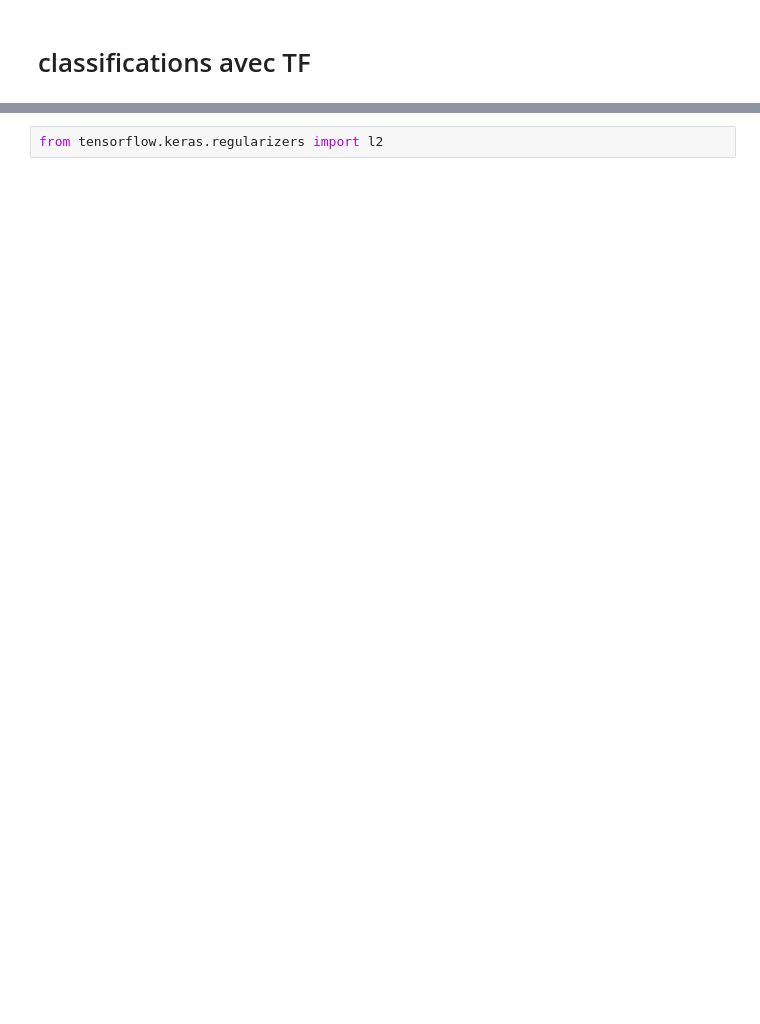
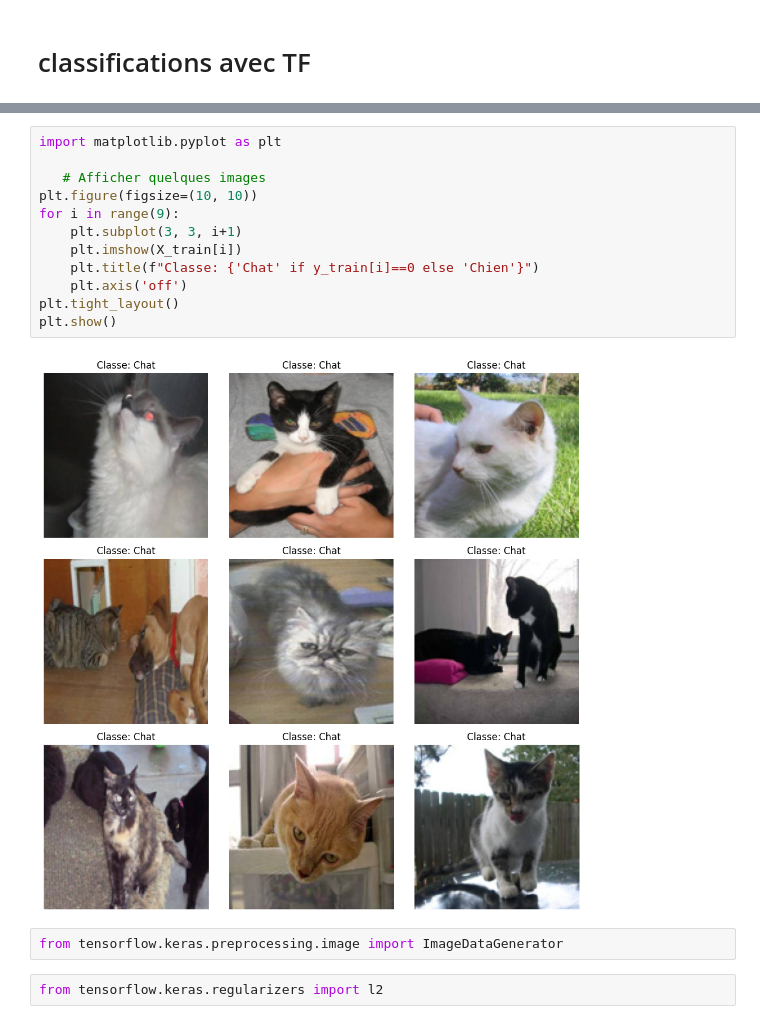
Before and after one commit to Yassin97440/cat-vs-dog, a Jupyter notebook: cat_vs_dog_TF.ipynb, the cells around one changed output, grey strips where cells are left out. Drawn from its saved outputs; the diff is of its cells as text; blank space fills up the shorter version.

```diff
--- a/cat_vs_dog_TF.ipynb
+++ b/cat_vs_dog_TF.ipynb
@@ -56,3 +141,19 @@ Forme de X_train: (1000, 64, 64, 1)
+# %%
+import matplotlib.pyplot as plt
+
+   # Afficher quelques images
+plt.figure(figsize=(10, 10))
+for i in range(9):
+    plt.subplot(3, 3, i+1)
+    plt.imshow(X_train[i])
+    plt.title(f"Classe: {'Chat' if y_train[i]==0 else 'Chien'}")
+    plt.axis('off')
+plt.tight_layout()
+plt.show()
+# %% [output]
+[figure, added]
+# %%
+from tensorflow.keras.preprocessing.image import ImageDataGenerator
 # %%
 from tensorflow.keras.regularizers import l2
 # %%
```
Also changed, not shown: parts of 9 cells of this notebook.
